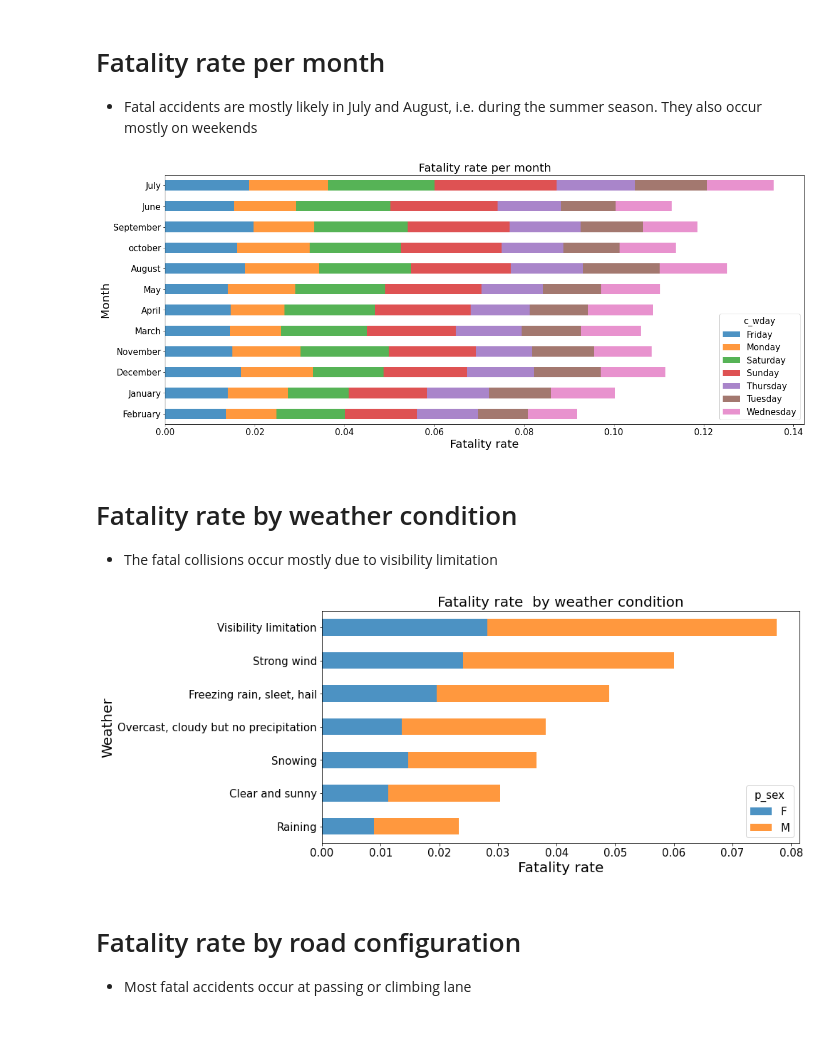
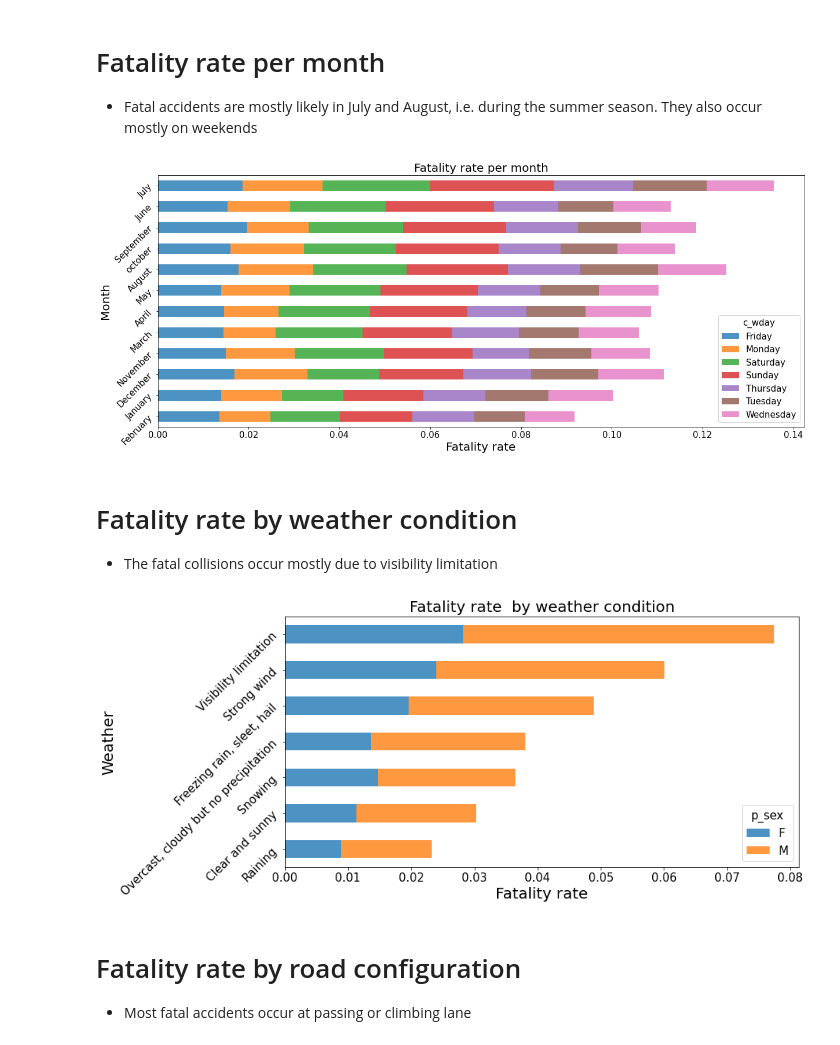
Before and after one commit to Owerre/imbalanced-learning, a Jupyter notebook: canada-collision/notebooks/02-eda.ipynb, the cells around one changed output. Saved outputs shown, nothing was run; the diff lists cells and outputs as text; code cells hidden in the pictures.

```diff
--- a/canada-collision/notebooks/02-eda.ipynb
+++ b/canada-collision/notebooks/02-eda.ipynb
@@ -270,32 +273,31 @@ plt.savefig('../image/fig6.pdf')
 #  Fatality rate per month
 - Fatal accidents are mostly likely in July and August, i.e. during the summer season. They also occur mostly on weekends
 # %%
-# order =['January','February','March', 'April','May', 'June',
-#     'July','August','September', 'october','November','December']
-#.loc[order]
 # Plot figure
 table_month = df.pivot_table('class', index = 'c_mnth', columns = 'c_wday', aggfunc = 'mean')
 table_month.sort_values(by =['Sunday']).plot(kind = 'barh', stacked = True, figsize = (20,8), alpha =0.8)
 plt.ylabel('Month', fontsize =20)
 plt.xlabel('Fatality rate', fontsize =20)
 plt.title('Fatality rate per month', fontsize =20)
+plt.yticks(rotation = 45)
 plt.savefig('../image/fig9.png')
 # %% [output]
-[figure, old version]
+[figure, new version]
 # %% [markdown]
 #  Fatality rate by weather condition
 - The fatal collisions occur mostly due to visibility limitation
 # %%
 # Plot figure
 table_weather = df.pivot_table('class', index = 'c_wthr', columns = 'p_sex', aggfunc = 'mean')
 table_weather.sort_values(by =['M']).plot(kind = 'barh', stacked = True,figsize = (12,6), alpha =0.8)
 
 plt.ylabel('Weather', fontsize=20)
 plt.xlabel('Fatality rate', fontsize=20)
 plt.title('Fatality rate  by weather condition', fontsize=20)
+plt.yticks(rotation = 45)
 plt.savefig('../image/fig10.pdf')
 # %% [output]
-[figure, old version]
+[figure, new version]
 # %% [markdown]
 #  Fatality rate by road configuration
 - Most fatal accidents occur at passing or climbing lane
```
Also changed, not shown: parts of 10 cells of this notebook, 18 other files.
